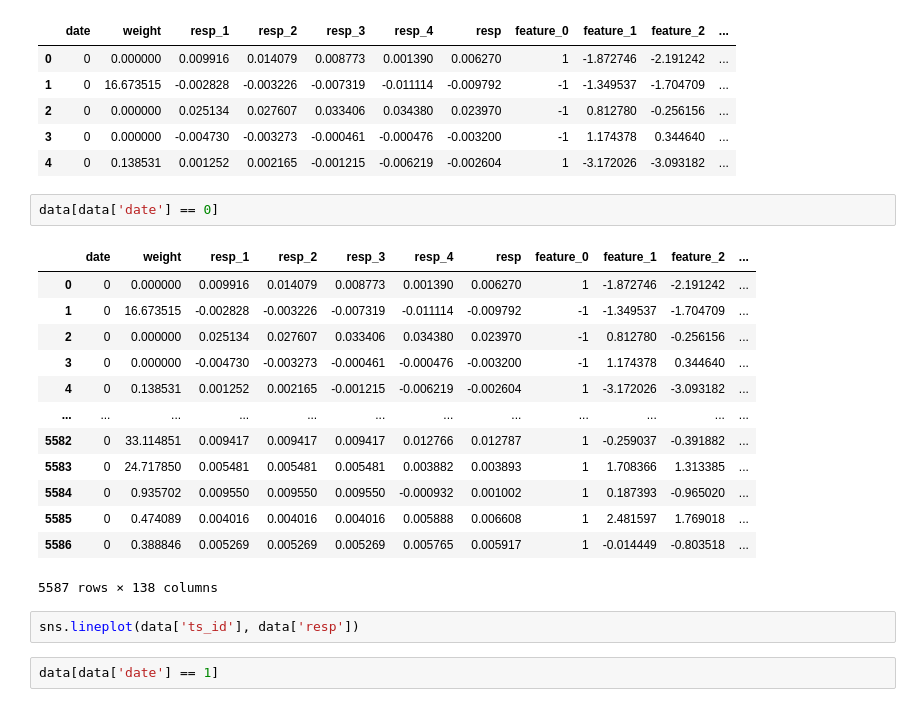
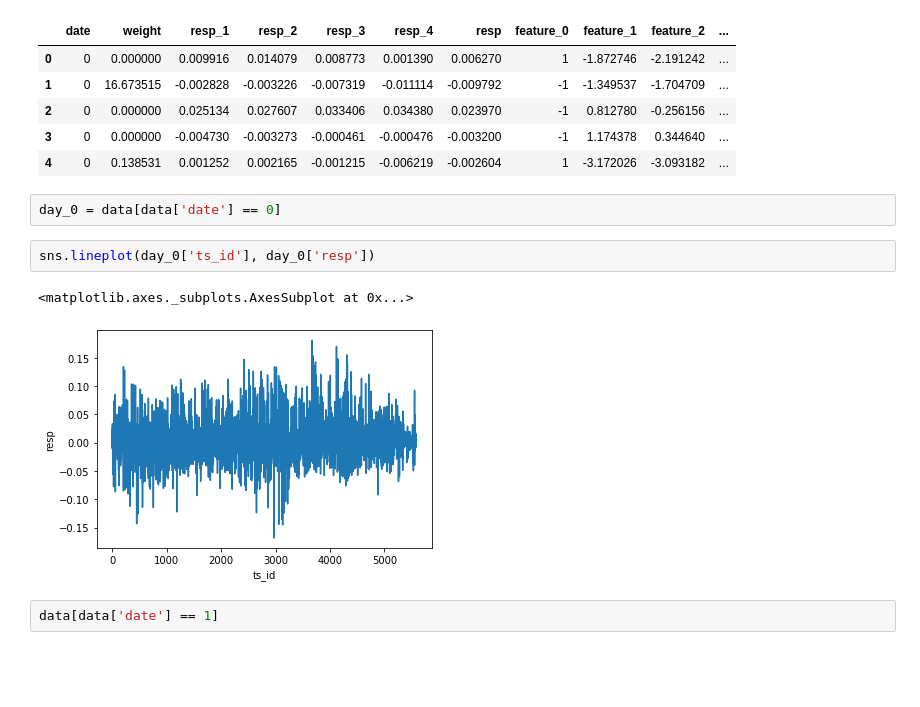
Before and after one commit to rmei97/market_preds, a Jupyter notebook: eda.ipynb, the cells around one changed output. Saved outputs shown, nothing was run; the diff lists cells and outputs as text; blank space fills up the shorter version.

Commit message:
cumulative return eda graph

```diff
--- a/eda.ipynb
+++ b/eda.ipynb
@@ -281,23 +281,12 @@ data.head()
 | 3 | 0 | 0.000000 | -0.004730 | -0.003273 | -0.000461 | -0.000476 | -0.003200 | -1 | 1.174378 | 0.344640 | ... |
 | 4 | 0 | 0.138531 | 0.001252 | 0.002165 | -0.001215 | -0.006219 | -0.002604 | 1 | -3.172026 | -3.093182 | ... |
 # %%
-data[data['date'] == 0]
+day_0 = data[data['date'] == 0]
-# %% [output]
-|  | date | weight | resp_1 | resp_2 | resp_3 | resp_4 | resp | feature_0 | feature_1 | feature_2 | ... |
-| 0 | 0 | 0.000000 | 0.009916 | 0.014079 | 0.008773 | 0.001390 | 0.006270 | 1 | -1.872746 | -2.191242 | ... |
-| 1 | 0 | 16.673515 | -0.002828 | -0.003226 | -0.007319 | -0.011114 | -0.009792 | -1 | -1.349537 | -1.704709 | ... |
-| 2 | 0 | 0.000000 | 0.025134 | 0.027607 | 0.033406 | 0.034380 | 0.023970 | -1 | 0.812780 | -0.256156 | ... |
-| 3 | 0 | 0.000000 | -0.004730 | -0.003273 | -0.000461 | -0.000476 | -0.003200 | -1 | 1.174378 | 0.344640 | ... |
-| 4 | 0 | 0.138531 | 0.001252 | 0.002165 | -0.001215 | -0.006219 | -0.002604 | 1 | -3.172026 | -3.093182 | ... |
-| ... | ... | ... | ... | ... | ... | ... | ... | ... | ... | ... | ... |
-| 5582 | 0 | 33.114851 | 0.009417 | 0.009417 | 0.009417 | 0.012766 | 0.012787 | 1 | -0.259037 | -0.391882 | ... |
-| 5583 | 0 | 24.717850 | 0.005481 | 0.005481 | 0.005481 | 0.003882 | 0.003893 | 1 | 1.708366 | 1.313385 | ... |
-| 5584 | 0 | 0.935702 | 0.009550 | 0.009550 | 0.009550 | -0.000932 | 0.001002 | 1 | 0.187393 | -0.965020 | ... |
-| 5585 | 0 | 0.474089 | 0.004016 | 0.004016 | 0.004016 | 0.005888 | 0.006608 | 1 | 2.481597 | 1.769018 | ... |
-| 5586 | 0 | 0.388846 | 0.005269 | 0.005269 | 0.005269 | 0.005765 | 0.005917 | 1 | -0.014449 | -0.803518 | ... |
-5587 rows × 138 columns
 # %%
-sns.lineplot(data['ts_id'], data['resp'])
+sns.lineplot(day_0['ts_id'], day_0['resp'])
+# %% [output]
+<matplotlib.axes._subplots.AxesSubplot at 0x...>
+[figure, added]
 # %%
 data[data['date'] == 1]
 # %% [output]
```
Also changed, not shown: parts of 3 cells of this notebook.
